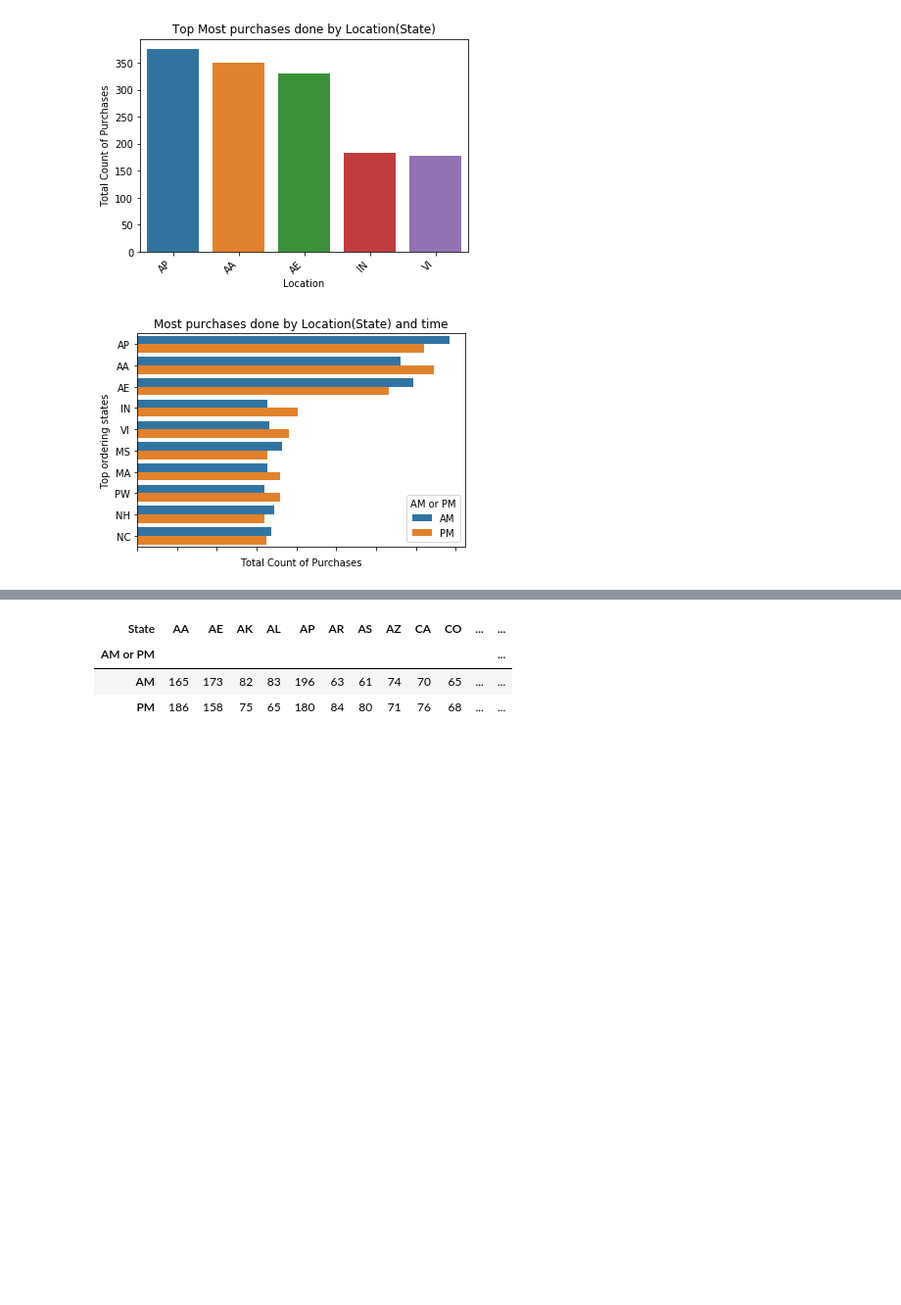
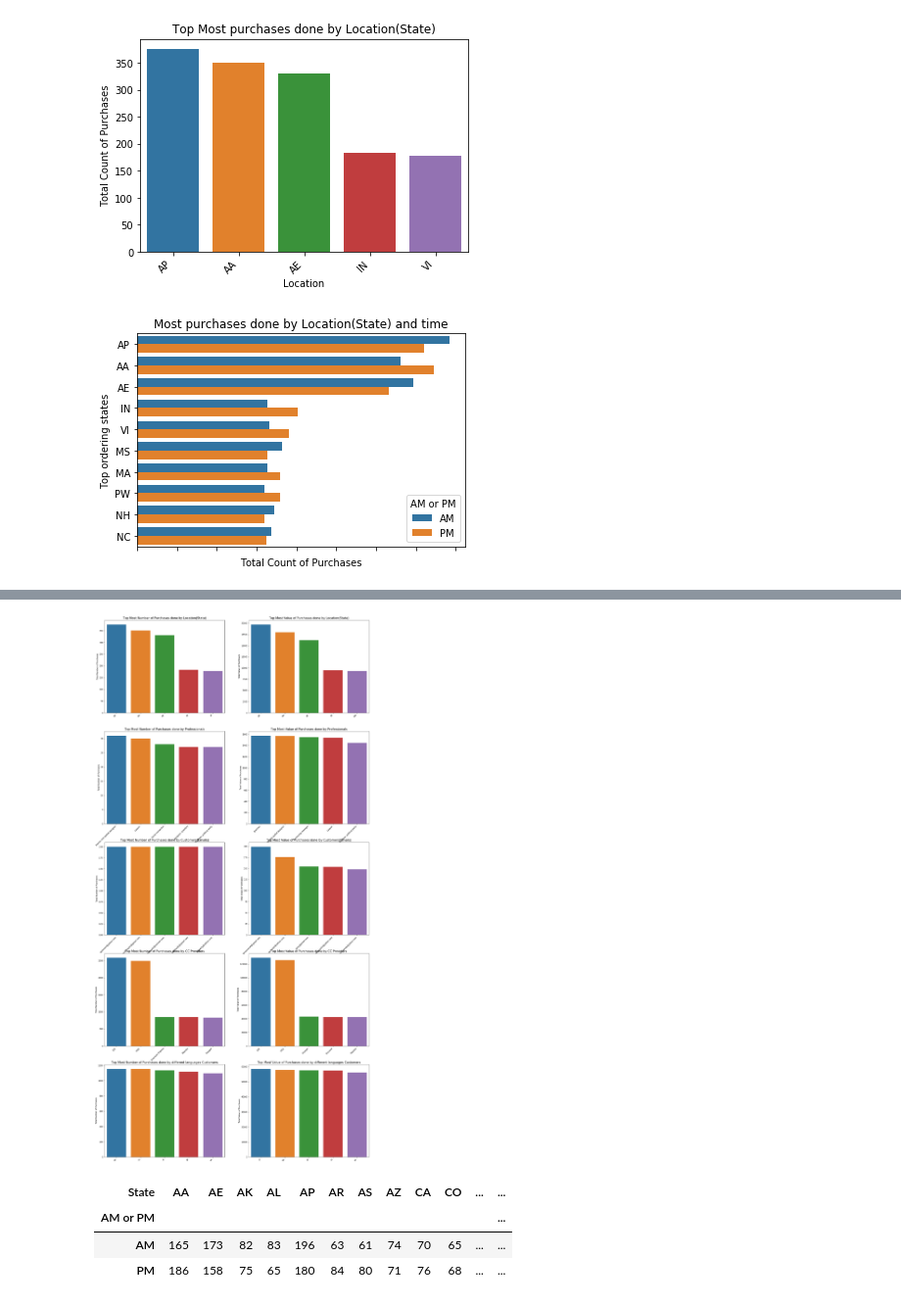
Before and after one commit to RajeshRamachander/ecom, a Jupyter notebook: ecom_eda.ipynb, the cells around one changed output, grey strips where cells are left out. Shown: that part at 98% size. Drawn from its saved outputs; the diff is of its cells as text; code cells hidden in the pictures; blank space fills up the shorter version.

```diff
--- a/ecom_eda.ipynb
+++ b/ecom_eda.ipynb
@@ -564,3 +588,91 @@ plt.show()
+# %%
+fig, axarr = plt.subplots(5, 2, figsize=(24, 50))
+#print('The TOP 5 Locations(state) with number of purchase...')
+res=df.groupby(by='State', as_index=False).count()[['State','Purchase Price']]
+res = res.sort_values(by='Purchase Price', ascending=False).head()
+ax = sns.barplot(x = "State", y = "Purchase Price", data = res, ax=axarr[0][0])
+axarr[0][0].set_title("Top Most Number of Purchases done by Location(State)", fontsize=15)
+ax.set(xlabel=None, ylabel = "Total Number of Purchases")
+ax.set_xticklabels(ax.get_xticklabels(), rotation=45, horizontalalignment='right')
+
+#print('The TOP 5 Locations(state) with max amount of purchase...')
+res=df.groupby(by='State', as_index=False).sum()[['State','Purchase Price']]
+res = res.sort_values(by='Purchase Price', ascending=False).head()
+ax = sns.barplot(x = "State", y = "Purchase Price", data = res, ax=axarr[0][1])
+axarr[0][1].set_title("Top Most Value of Purchases done by Location(State)", fontsize=15)
+ax.set(xlabel=None, ylabel = "Total Value of Purchases")
+ax.set_xticklabels(ax.get_xticklabels(), rotation=45, horizontalalignment='right')
+
+#print('The TOP 5 Professionals with max Number of Purchase...')
+job = df.groupby(by=['Job'], as_index=False)['Purchase Price'].count()
+res1= job.sort_values(by='Purchase Price', ascending=False).head()
+ax = sns.barplot(x = "Job", y = "Purchase Price", data = res1, ax=axarr[1][0])
+axarr[1][0].set_title("Top Most Number of Purchases done by Professionals", fontsize=15)
+ax.set(xlabel=None, ylabel = "Total Number of Purchases")
+ax.set_xticklabels(ax.get_xticklabels(), rotation=45, horizontalalignment='right')
+
+
+#print('The TOP 5 Professionals with max Value of purchase...')
+job = df.groupby(by=['Job'], as_index=False)['Purchase Price'].sum()
+res1= job.sort_values(by='Purchase Price', ascending=False).head()
+ax = sns.barplot(x = "Job", y = "Purchase Price", data = res1, ax=axarr[1][1])
+axarr[1][1].set_title("Top Most Value of Purchases done by Professionals", fontsize=15)
+ax.set(xlabel=None, ylabel = "Total Value of Purchases")
+ax.set_xticklabels(ax.get_xticklabels(), rotation=45, horizontalalignment='right')
+
+
+#print('The TOP 5 customers with max Number of purchase...')
+res = df.groupby(by=['Email'], as_index=False)['Purchase Price'].count()
+res = res.sort_values(by='Purchase Price', ascending=False).head()
+ax = sns.barplot(x = "Email", y = "Purchase Price", data = res, ax=axarr[2][0])
+axarr[2][0].set_title("Top Most Number of Purchases done by Customers(Emails)", fontsize=15)
+ax.set(xlabel=None, ylabel = "Total Number of Purchases")
+ax.set_xticklabels(ax.get_xticklabels(), rotation=45, horizontalalignment='right')
+
+
+#print('The TOP 5 customers with max Value of purchase...')
+res = df.groupby(by=['Email'], as_index=False)['Purchase Price'].sum()
+res = res.sort_values(by='Purchase Price', ascending=False).head()
+ax = sns.barplot(x = "Email", y = "Purchase Price", data = res, ax=axarr[2][1])
+axarr[2][1].set_title("Top Most Value of Purchases done by Customers(Emails)", fontsize=15)
+ax.set(xlabel=None, ylabel = "Total Value of Purchases")
+ax.set_xticklabels(ax.get_xticklabels(), rotation=45, horizontalalignment='right')
+
+
+#print('The TOP 5 CC Providers with max Number of purchase...')
+res = df.groupby(by=['CC Provider'], as_index=False)['Purchase Price'].count()
+res = res.sort_values(by='Purchase Price', ascending=False).head()
+ax = sns.barplot(x = "CC Provider", y = "Purchase Price", data = res, ax=axarr[3][0])
+axarr[3][0].set_title("Top Most Number of Purchases done by CC Providers", fontsize=15)
+ax.set(xlabel=None, ylabel = "Total Number of Purchases")
+ax.set_xticklabels(ax.get_xticklabels(), rotation=45, horizontalalignment='right')
+
+#print('The TOP 5 CC Providers with max Value of purchases...')
+res = df.groupby(by=['CC Provider'], as_index=False)['Purchase Price'].sum()
+res = res.sort_values(by='Purchase Price', ascending=False).head()
+ax = sns.barplot(x = "CC Provider", y = "Purchase Price", data = res, ax=axarr[3][1])
+axarr[3][1].set_title("Top Most Value of Purchases done by CC Providers", fontsize=15)
+ax.set(xlabel=None, ylabel = "Total Value of Purchases")
+ax.set_xticklabels(ax.get_xticklabels(), rotation=45, horizontalalignment='right')
+
+#print('The TOP 5 languages with max Number of purchase...')
+res = df.groupby(by=['Language'], as_index=False)['Purchase Price'].count()
+res = res.sort_values(by='Purchase Price', ascending=False).head()
+ax = sns.barplot(x = "Language", y = "Purchase Price", data = res, ax=axarr[4][0])
+axarr[4][0].set_title("Top Most Number of Purchases done by different languages Customers", fontsize=15)
+ax.set(xlabel=None, ylabel = "Total Number of Purchases")
+ax.set_xticklabels(ax.get_xticklabels(), rotation=45, horizontalalignment='right')
+
+#print('The TOP 5 languages with max Value of purchase...')
+res = df.groupby(by=['Language'], as_index=False)['Purchase Price'].sum()
+res = res.sort_values(by='Purchase Price', ascending=False).head()
+ax = sns.barplot(x = "Language", y = "Purchase Price", data = res, ax=axarr[4][1])
+axarr[4][1].set_title("Top Most Value of Purchases done by different languages Customers", fontsize=15)
+ax.set(xlabel=None, ylabel = "Total Value of Purchases")
+ax.set_xticklabels(ax.get_xticklabels(), rotation=45, horizontalalignment='right')
+plt.show()
+# %% [output]
+[figure, added]
 # %%
 res4=df.groupby(by=['State','AM or PM'], as_index=False).count()[['State','Purchase Price','AM or PM']]
 res4 = res4.pivot_table(values = 'Purchase Price', index = 'AM or PM', columns = 'State', aggfunc = 'sum')
```
Also changed, not shown: parts of 6 cells of this notebook.
